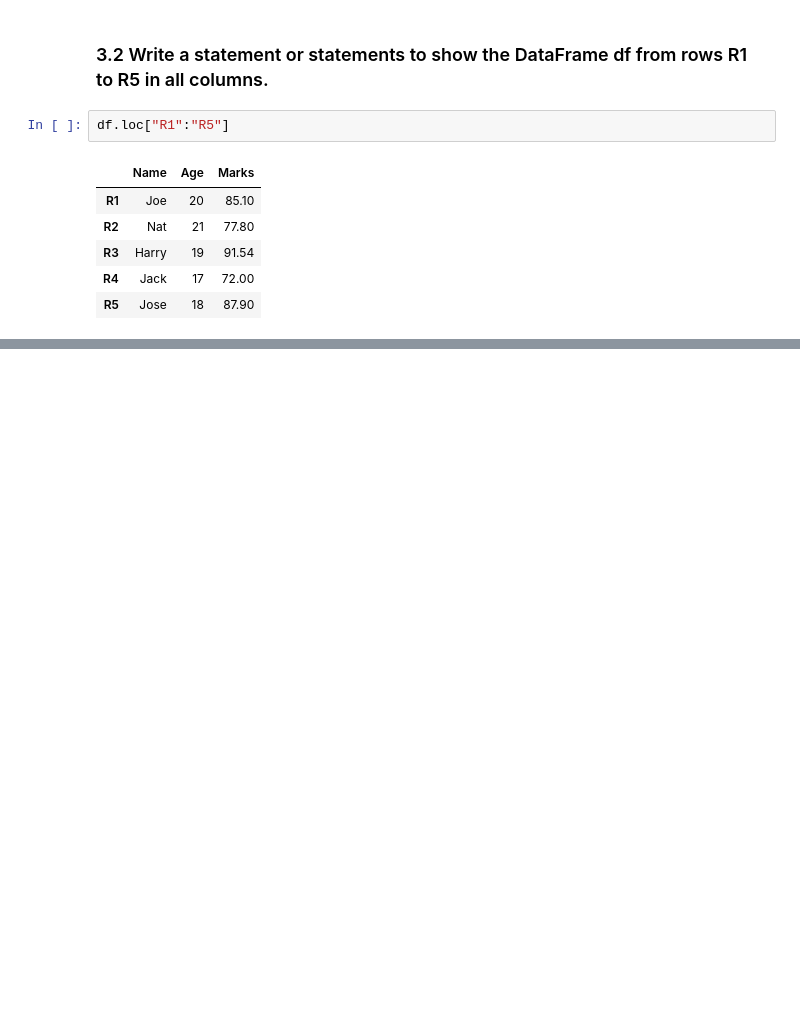
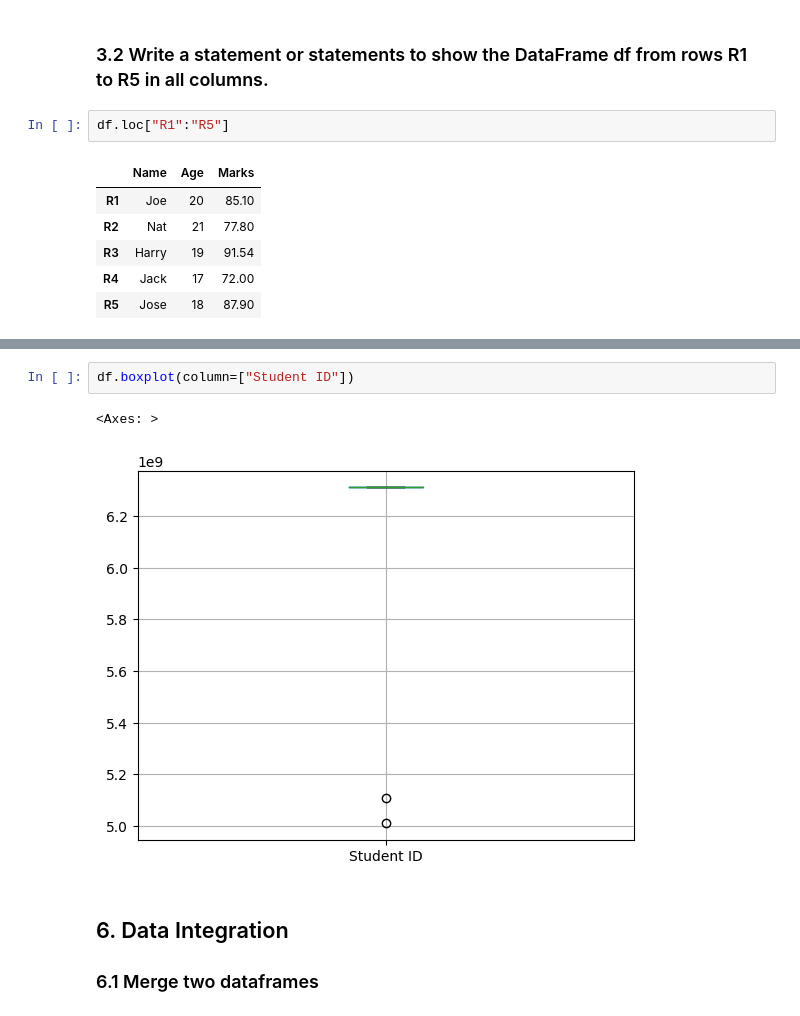
Before and after one commit to SupTarr/learnDataScience, a Jupyter notebook: 2-data-wrangling.ipynb, the cells around one changed output, grey strips where cells are left out. Cells and saved outputs as stored; diff of their text form; blank space fills up the shorter version.

Commit message:
feat: finish data wrangling

```diff
--- a/2-data-wrangling.ipynb
+++ b/2-data-wrangling.ipynb
@@ -208,0 +441,9 @@ df.loc["R1":"R5"]
+# %%
+df.boxplot(column=["Student ID"])
+# %% [output]
+<Axes: >
+[figure, added]
+# %% [markdown]
+## 6. Data Integration
+
+### 6.1 Merge two dataframes
```
Also changed, not shown: parts of 59 cells of this notebook.
